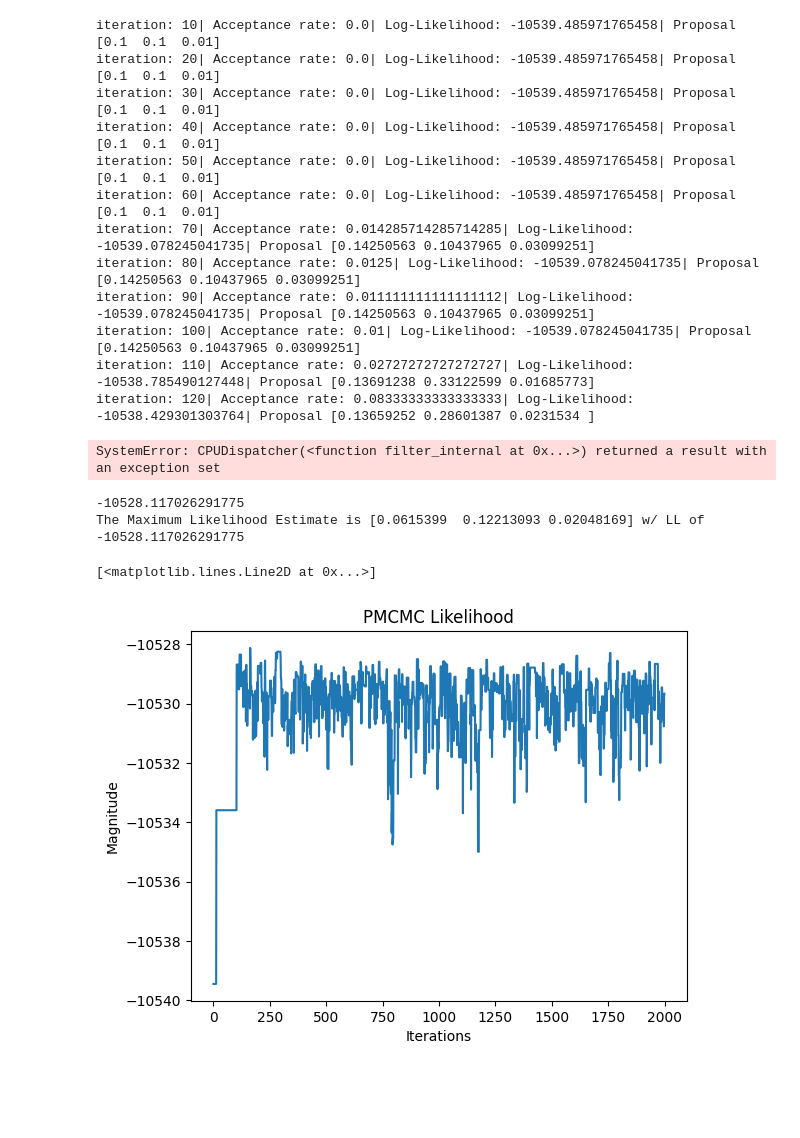
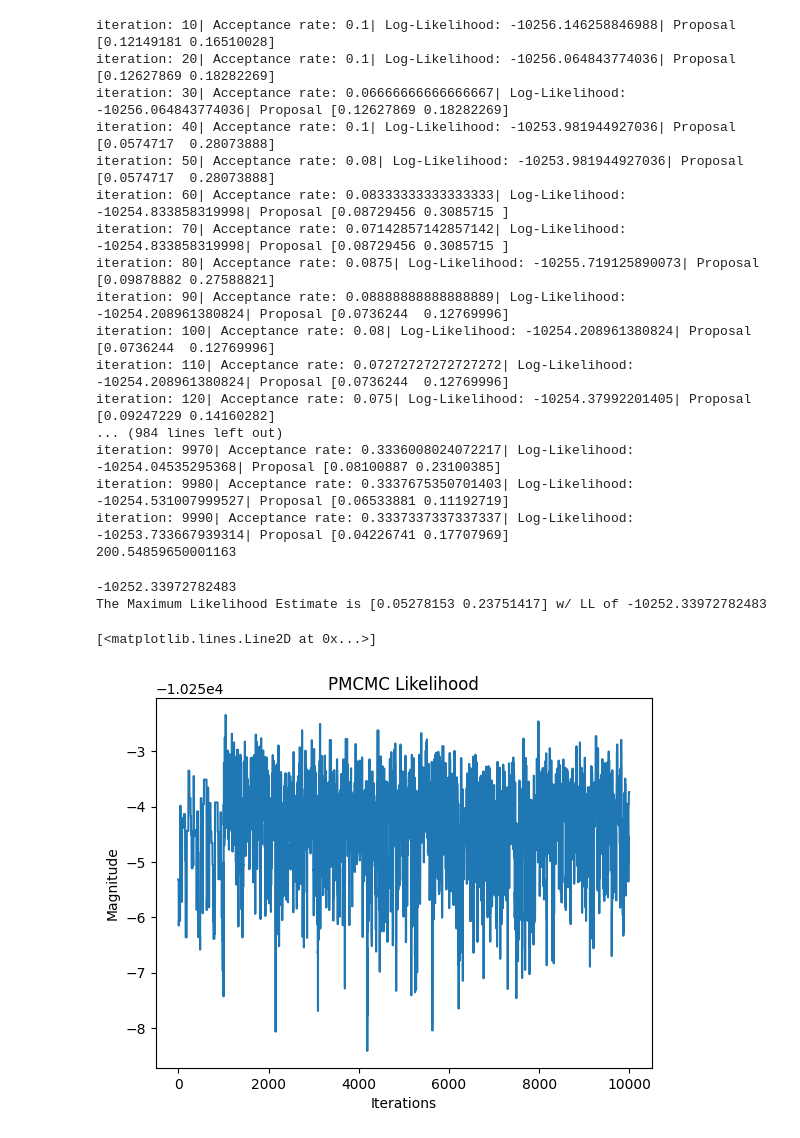
Before and after one commit to Averydx/PMCMC, a Jupyter notebook: examples/pmcmc_seir_calvetti.ipynb, the cells around one changed output. Cells and saved outputs as stored; diff of their text form; code cells hidden in the pictures; blank space fills up the shorter version.

```diff
--- a/examples/pmcmc_seir_calvetti.ipynb
+++ b/examples/pmcmc_seir_calvetti.ipynb
@@ -12,8 +12,8 @@ from math_utils import nbinom_logpmf
 # %%
 '''Import data'''
 
-data = pd.read_csv('..\\data_sets\\calvetti_data_nbinom.csv').to_numpy()
-state = pd.read_csv('..\\data_sets\\calvetti_state_nbinom.csv').to_numpy()
+data = pd.read_csv('..\\data_sets\\calvetti_data_poisson.csv').to_numpy()
+state = pd.read_csv('..\\data_sets\\calvetti_state_poisson.csv').to_numpy()
 # %%
 def SEIR_model(particles,observations,t,dt,model_params,rng):
     '''Definition of SEIR model as described in Calvetti's paper. Difference
@@ -60,10 +71,9 @@ rng = np.random.default_rng(0)
 
 gamma = 1/14
 eta = 1/7
-R = 50
 
 T = 120
-dt = 0.1
+dt = 1.
 t_vec = np.arange(0,T,dt)
 beta_par = {'b_0':0.4,'b_inf': 0.1, 'tau': 5,'T':20}
 
@@ -79,7 +89,7 @@ betas = np.array([beta_sim(beta_par,t) for t in t_vec])
 def SEIR_init(num_particles, model_dim, rng):
     particles_0 = np.zeros((num_particles,model_dim))
     particles_0[:,0] = 100_000
-    E_I_init = rng.integers(1,5,size = (num_particles * 2)).reshape((num_particles,2))
+    E_I_init = rng.integers(1,5,size = (num_particles,2))
     particles_0[:,0] -= np.sum(E_I_init,axis = 1)
     particles_0[:,1] = E_I_init[:,0]
     particles_0[:,2] = E_I_init[:,1]
@@ -88,8 +98,8 @@ def SEIR_init(num_particles, model_dim, rng):
 
     return particles_0
 
-pf_params = {'num_particles':1000,
-                      'dt':0.1,
+pf_params = {'num_particles':20_000,
+                      'dt':dt,
                       'model':SEIR_model,
                       'observation_model':SEIR_Obs,
                       'model_dim':5,
@@ -100,7 +110,7 @@ from time import perf_counter
 
 t = perf_counter()
 output = particlefilter(data = data,
-        model_params= (gamma,eta,1/R),
+        model_params= (gamma,eta),
         pf_params = pf_params,
         rng = rng,
         req_jit=True
@@ -142,5 +152,5 @@ Root Mean Squared Error for the Data 192.11322993398102
 # %%
-pmcmc_rng = np.random.default_rng(5)
+pmcmc_rng = np.random.default_rng(20)
 
 @nb.njit
 def uniform_numba_logpdf(theta,min_val,max_val):
@@ -151,15 +161,15 @@ def uniform_numba_logpdf(theta,min_val,max_val):
     return np.log(0.)
 
 def seir_prior(theta):
-    return uniform_numba_logpdf(theta[0],min_val= 1/28.,max_val= 1/7) + uniform_numba_logpdf(theta[1],min_val = 1/15.,max_val = 1/3) + uniform_numba_logpdf(theta[2],min_val = 0.,max_val = 1.)
+    return uniform_numba_logpdf(theta[0],min_val= 1/28.,max_val= 1/7) + uniform_numba_logpdf(theta[1],min_val = 1/15.,max_val = 1/3)
 
-pmcmc_params = {'iterations':2_000,
-                'init_params':np.array([0.1,0.1,0.01]),
+pmcmc_params = {'iterations':10_000,
+                'init_params':np.array([0.1,0.1]),
                 'prior':seir_prior,
-                'init_cov': np.diag([0.01,0.01,0.01]),
-                'burn_in':100}
+                'init_cov': np.diag([0.01,0.01]),
+                'burn_in':1000}
 
-pf_params = {'num_particles':10_000,
+pf_params = {'num_particles':1_000,
                       'dt':1.,
                       'model':SEIR_model,
                       'observation_model':SEIR_Obs,
@@ -178,37 +188,41 @@ pmcmc_output = particlemcmc(
                   )
 print(perf_counter() - t)
 # %% [output]
-iteration: 10| Acceptance rate: 0.0| Log-Likelihood: -10539.485971765458| Proposal [0.1  0.1  0.01]
-iteration: 20| Acceptance rate: 0.0| Log-Likelihood: -10539.485971765458| Proposal [0.1  0.1  0.01]
-iteration: 30| Acceptance rate: 0.0| Log-Likelihood: -10539.485971765458| Proposal [0.1  0.1  0.01]
-iteration: 40| Acceptance rate: 0.0| Log-Likelihood: -10539.485971765458| Proposal [0.1  0.1  0.01]
-iteration: 50| Acceptance rate: 0.0| Log-Likelihood: -10539.485971765458| Proposal [0.1  0.1  0.01]
-iteration: 60| Acceptance rate: 0.0| Log-Likelihood: -10539.485971765458| Proposal [0.1  0.1  0.01]
-iteration: 70| Acceptance rate: 0.014285714285714285| Log-Likelihood: -10539.078245041735| Proposal [0.14250563 0.10437965 0.03099251]
-iteration: 80| Acceptance rate: 0.0125| Log-Likelihood: -10539.078245041735| Proposal [0.14250563 0.10437965 0.03099251]
-iteration: 90| Acceptance rate: 0.011111111111111112| Log-Likelihood: -10539.078245041735| Proposal [0.14250563 0.10437965 0.03099251]
-iteration: 100| Acceptance rate: 0.01| Log-Likelihood: -10539.078245041735| Proposal [0.14250563 0.10437965 0.03099251]
-iteration: 110| Acceptance rate: 0.02727272727272727| Log-Likelihood: -10538.785490127448| Proposal [0.13691238 0.33122599 0.01685773]
-iteration: 120| Acceptance rate: 0.08333333333333333| Log-Likelihood: -10538.429301303764| Proposal [0.13659252 0.28601387 0.0231534 ]
+iteration: 10| Acceptance rate: 0.1| Log-Likelihood: -10256.146258846988| Proposal [0.12149181 0.16510028]
+iteration: 20| Acceptance rate: 0.1| Log-Likelihood: -10256.064843774036| Proposal [0.12627869 0.18282269]
+iteration: 30| Acceptance rate: 0.06666666666666667| Log-Likelihood: -10256.064843774036| Proposal [0.12627869 0.18282269]
+iteration: 40| Acceptance rate: 0.1| Log-Likelihood: -10253.981944927036| Proposal [0.0574717  0.28073888]
+iteration: 50| Acceptance rate: 0.08| Log-Likelihood: -10253.981944927036| Proposal [0.0574717  0.28073888]
+iteration: 60| Acceptance rate: 0.08333333333333333| Log-Likelihood: -10254.833858319998| Proposal [0.08729456 0.3085715 ]
+iteration: 70| Acceptance rate: 0.07142857142857142| Log-Likelihood: -10254.833858319998| Proposal [0.08729456 0.3085715 ]
+iteration: 80| Acceptance rate: 0.0875| Log-Likelihood: -10255.719125890073| Proposal [0.09878882 0.27588821]
+iteration: 90| Acceptance rate: 0.08888888888888889| Log-Likelihood: -10254.208961380824| Proposal [0.0736244  0.12769996]
+iteration: 100| Acceptance rate: 0.08| Log-Likelihood: -10254.208961380824| Proposal [0.0736244  0.12769996]
+iteration: 110| Acceptance rate: 0.07272727272727272| Log-Likelihood: -10254.208961380824| Proposal [0.0736244  0.12769996]
+iteration: 120| Acceptance rate: 0.075| Log-Likelihood: -10254.37992201405| Proposal [0.09247229 0.14160282]
+... (984 lines left out)
+iteration: 9970| Acceptance rate: 0.3336008024072217| Log-Likelihood: -10254.04535295368| Proposal [0.08100887 0.23100385]
+iteration: 9980| Acceptance rate: 0.3337675350701403| Log-Likelihood: -10254.531007999527| Proposal [0.06533881 0.11192719]
+iteration: 9990| Acceptance rate: 0.3337337337337337| Log-Likelihood: -10253.733667939314| Proposal [0.04226741 0.17707969]
+200.54859650001163
-SystemError: CPUDispatcher(<function filter_internal at 0x...>) returned a result with an exception set
 # %%
-burn_in = 0
+burn_in = 5000
 
 MLE = np.argmax(pmcmc_output['Log Likelihood'])
 
 print(pmcmc_output['Log Likelihood'][MLE])
 
 print(f"The Maximum Likelihood Estimate is {pmcmc_output['accepted_params'][:,MLE]} w/ LL of {pmcmc_output['Log Likelihood'][MLE]}")
 
 plt.title("PMCMC Likelihood")
 plt.ylabel("Magnitude")
 plt.xlabel("Iterations")
 plt.plot(pmcmc_output['Log Likelihood'])
 # %% [output]
--10528.117026291775
-The Maximum Likelihood Estimate is [0.0615399  0.12213093 0.02048169] w/ LL of -10528.117026291775
+-10252.33972782483
+The Maximum Likelihood Estimate is [0.05278153 0.23751417] w/ LL of -10252.33972782483
 [<matplotlib.lines.Line2D at 0x...>]
-[figure, old version]
+[figure, new version]
 # %%
 plt.title(f"Distribution of $\\gamma$ w/ mean: {np.mean(pmcmc_output['accepted_params'][0,burn_in:])} and std: {np.std(pmcmc_output['accepted_params'][0,burn_in:])}")
 plt.hist(pmcmc_output['accepted_params'][0,burn_in:],density=True,bins = 50)
```
Also changed, not shown: parts of 10 cells of this notebook, 7 other files.
